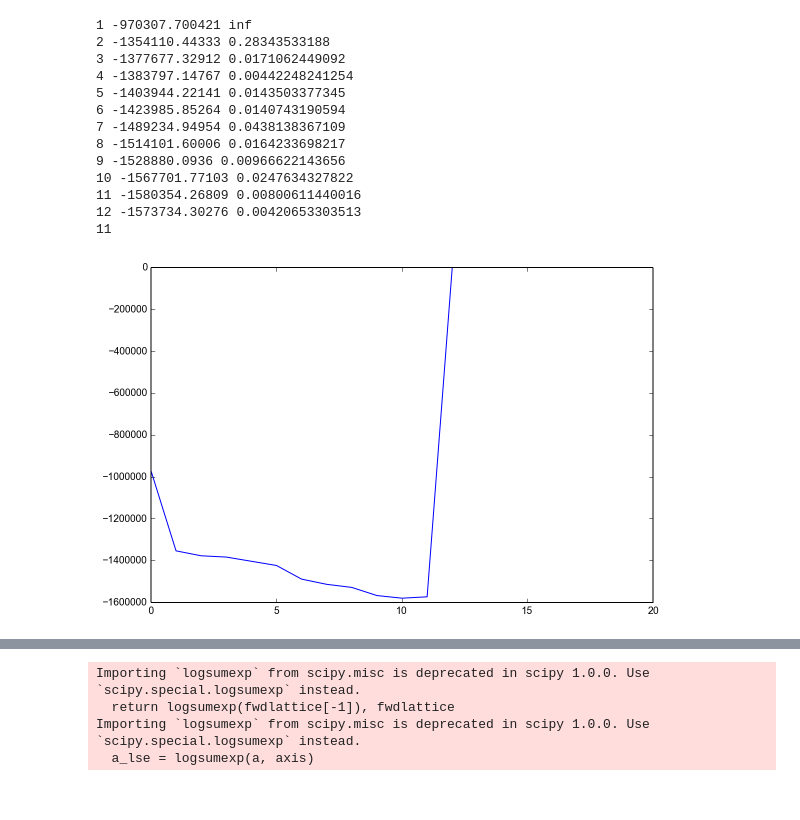
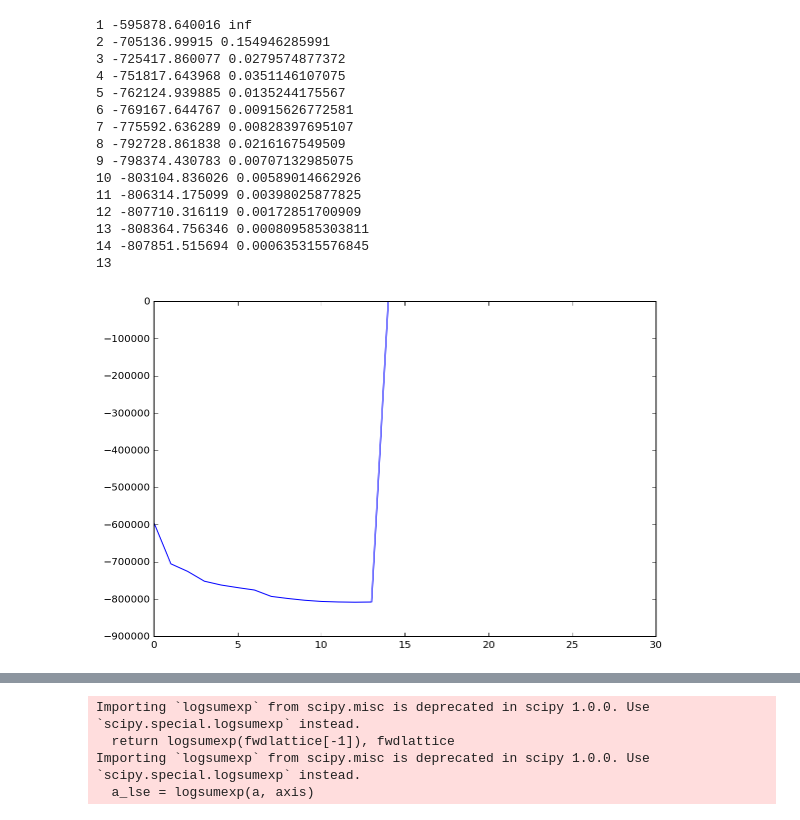
Before and after one commit to Sheph/anomaly, a Jupyter notebook: pch2_run.ipynb, the cells around one changed output, grey strips where cells are left out. Saved outputs shown, nothing was run; the diff lists cells and outputs as text; code cells hidden in the pictures.

```diff
--- a/pch2_run.ipynb
+++ b/pch2_run.ipynb
@@ -75,7 +75,7 @@ def plot_array(arr):
     ax.plot_surface(xv,yv,arr)
     plt.show()
 # %%
-df = pd.read_csv("data.csv")
+df = pd.read_csv("data_ped_train.csv")
 df.drop(df.columns[0], inplace=True, axis=1)
 scaler = MinMaxScaler()
 df2 = df.drop([df.columns[0], df.columns[1]], axis=1)
@@ -112,20 +112,22 @@ display(df2.head(5))
 # %%
-bgmm = classify1(df2, 20, True)
+bgmm = classify1(df2, 30, True)
 # %% [output]
-1 -970307.700421 inf
-2 -1354110.44333 0.28343533188
-3 -1377677.32912 0.0171062449092
-4 -1383797.14767 0.00442248241254
-5 -1403944.22141 0.0143503377345
-6 -1423985.85264 0.0140743190594
-7 -1489234.94954 0.0438138367109
-8 -1514101.60006 0.0164233698217
-9 -1528880.0936 0.00966622143656
-10 -1567701.77103 0.0247634327822
-11 -1580354.26809 0.00800611440016
-12 -1573734.30276 0.00420653303513
-11
+1 -595878.640016 inf
+2 -705136.99915 0.154946285991
+3 -725417.860077 0.0279574877372
+4 -751817.643968 0.0351146107075
+5 -762124.939885 0.0135244175567
+6 -769167.644767 0.00915626772581
+7 -775592.636289 0.00828397695107
+8 -792728.861838 0.0216167549509
+9 -798374.430783 0.00707132985075
+10 -803104.836026 0.00589014662926
+11 -806314.175099 0.00398025877825
+12 -807710.316119 0.00172851700909
+13 -808364.756346 0.000809585303811
+14 -807851.515694 0.000635315576845
+13
-[figure, old version]
+[figure, new version]
 # %%
 def extend_set(df):
     df_tmp = df[["time", "frame"]].groupby(['time', 'frame']).agg('count')
```
Also changed, not shown: parts of 10 cells of this notebook, 2 other files.
